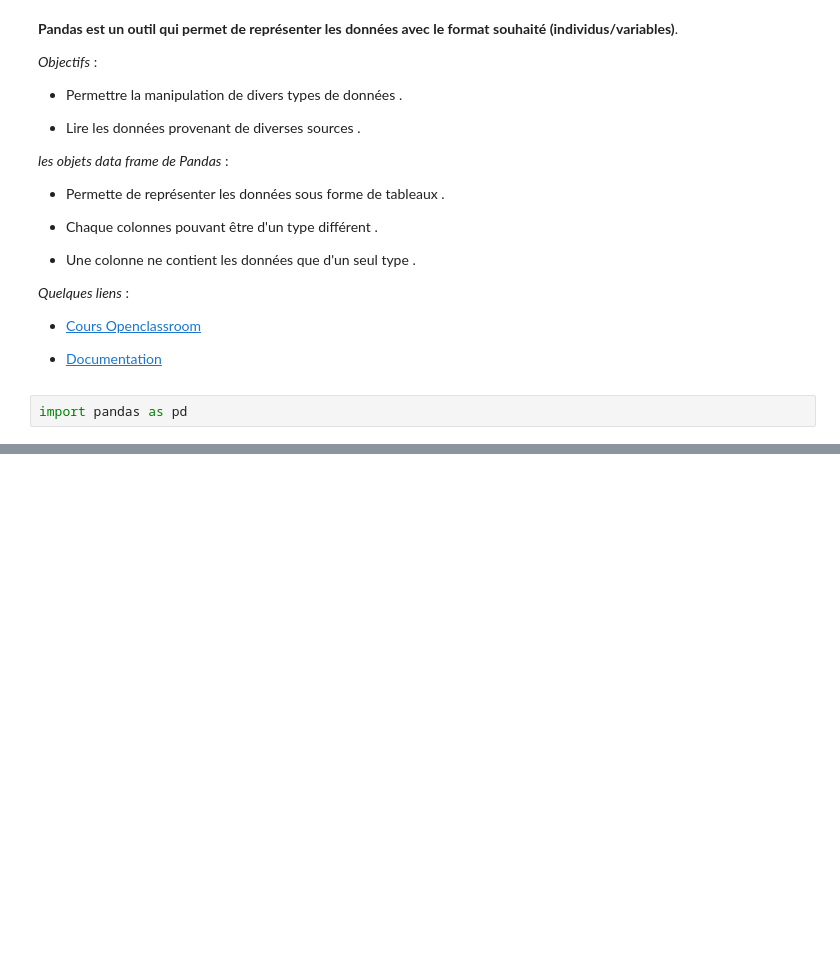
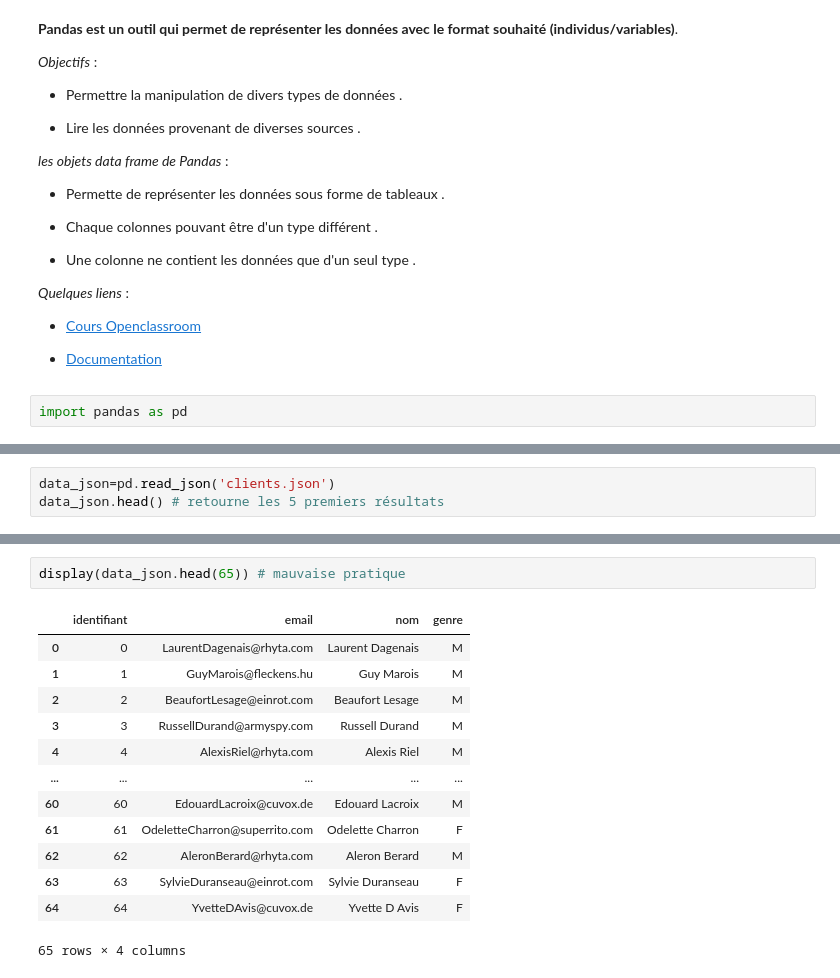
Before and after one commit to Harlequelrah/Learning_data_science, a Jupyter notebook: Learning_data_science/Créez_des_data_frames_avec_Pandas/index.ipynb, the cells around one changed output, grey strips where cells are left out. Drawn from its saved outputs; the diff is of its cells as text; blank space fills up the shorter version.

Commit message:
Création et manipulation basique  de data frame

```diff
--- a/Learning_data_science/Créez_des_data_frames_avec_Pandas/index.ipynb
+++ b/Learning_data_science/Créez_des_data_frames_avec_Pandas/index.ipynb
@@ -42,0 +45,3 @@ pd.read_csv('/clients.csv')
+# %%
+data_json=pd.read_json('clients.json')
+data_json.head() # retourne les 5 premiers résultats
@@ -42,0 +93,16 @@ pd.read_csv('/clients.csv')
+# %%
+display(data_json.head(65)) # mauvaise pratique
+# %% [output]
+|  | identifiant | email | nom | genre |
+| 0 | 0 | LaurentDagenais@rhyta.com | Laurent Dagenais | M |
+| 1 | 1 | GuyMarois@fleckens.hu | Guy Marois | M |
+| 2 | 2 | BeaufortLesage@einrot.com | Beaufort Lesage | M |
+| 3 | 3 | RussellDurand@armyspy.com | Russell Durand | M |
+| 4 | 4 | AlexisRiel@rhyta.com | Alexis Riel | M |
+| ... | ... | ... | ... | ... |
+| 60 | 60 | EdouardLacroix@cuvox.de | Edouard Lacroix | M |
+| 61 | 61 | OdeletteCharron@superrito.com | Odelette Charron | F |
+| 62 | 62 | AleronBerard@rhyta.com | Aleron Berard | M |
+| 63 | 63 | SylvieDuranseau@einrot.com | Sylvie Duranseau | F |
+| 64 | 64 | YvetteDAvis@cuvox.de | Yvette D Avis | F |
+65 rows × 4 columns
```
Also changed, not shown: parts of 16 cells of this notebook.
